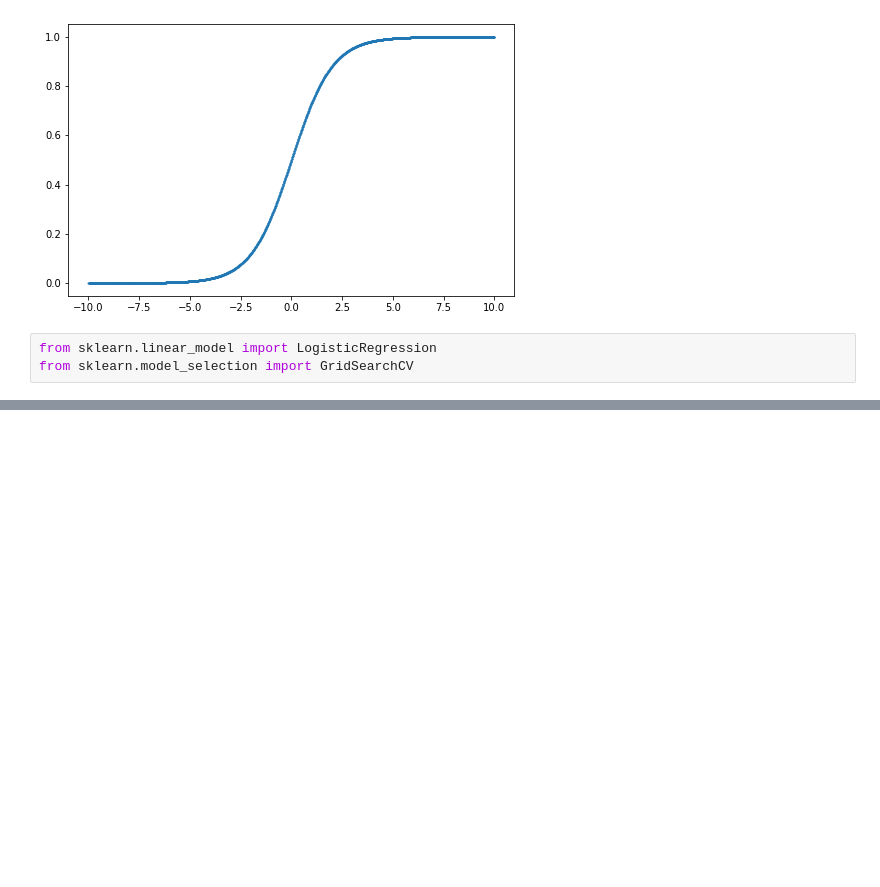
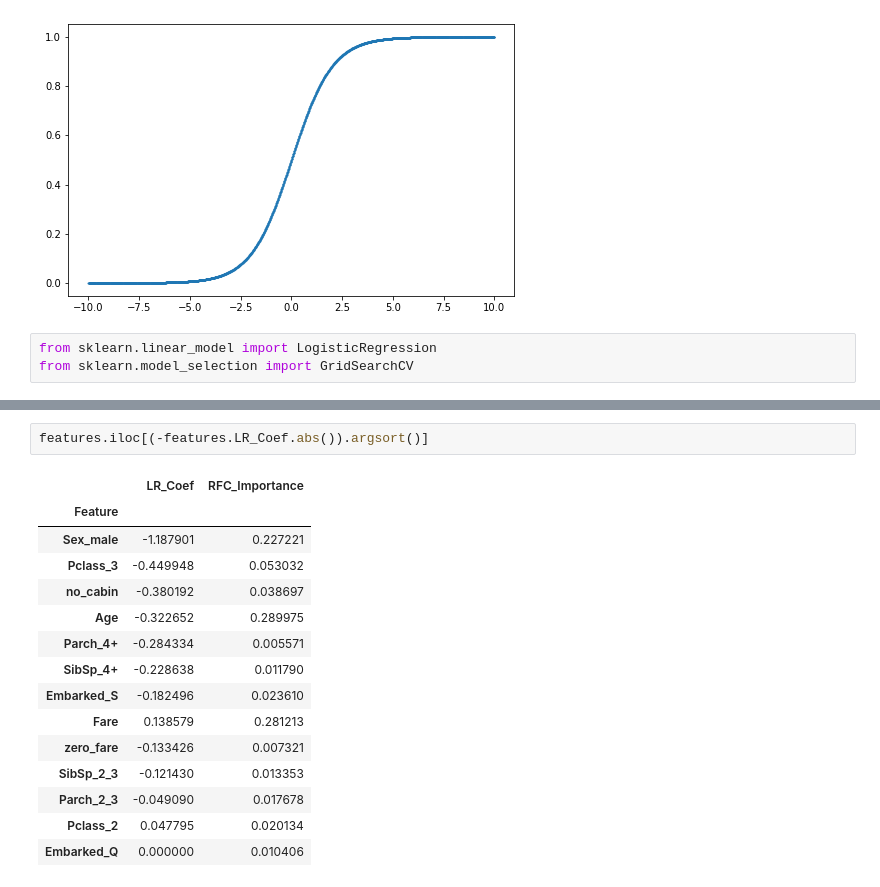
Before and after one commit to agbs2k8/ML_Example_Notebooks, a Jupyter notebook: 03_Titanic_Classification.ipynb, the cells around one changed output, grey strips where cells are left out. Drawn from its saved outputs; the diff is of its cells as text; blank space fills up the shorter version.

```diff
--- a/03_Titanic_Classification.ipynb
+++ b/03_Titanic_Classification.ipynb
@@ -251,0 +305,18 @@ pd.DataFrame(zip(cols, clf.best_estimator_.coef_[0]), columns=['Feature', 'Coef'
+# %%
+features.iloc[(-features.LR_Coef.abs()).argsort()]
+# %% [output]
+|  | LR_Coef | RFC_Importance |
+| Feature |  |  |
+| Sex_male | -1.187901 | 0.227221 |
+| Pclass_3 | -0.449948 | 0.053032 |
+| no_cabin | -0.380192 | 0.038697 |
+| Age | -0.322652 | 0.289975 |
+| Parch_4+ | -0.284334 | 0.005571 |
+| SibSp_4+ | -0.228638 | 0.011790 |
+| Embarked_S | -0.182496 | 0.023610 |
+| Fare | 0.138579 | 0.281213 |
+| zero_fare | -0.133426 | 0.007321 |
+| SibSp_2_3 | -0.121430 | 0.013353 |
+| Parch_2_3 | -0.049090 | 0.017678 |
+| Pclass_2 | 0.047795 | 0.020134 |
+| Embarked_Q | 0.000000 | 0.010406 |
```
Also changed, not shown: parts of 10 cells of this notebook.
